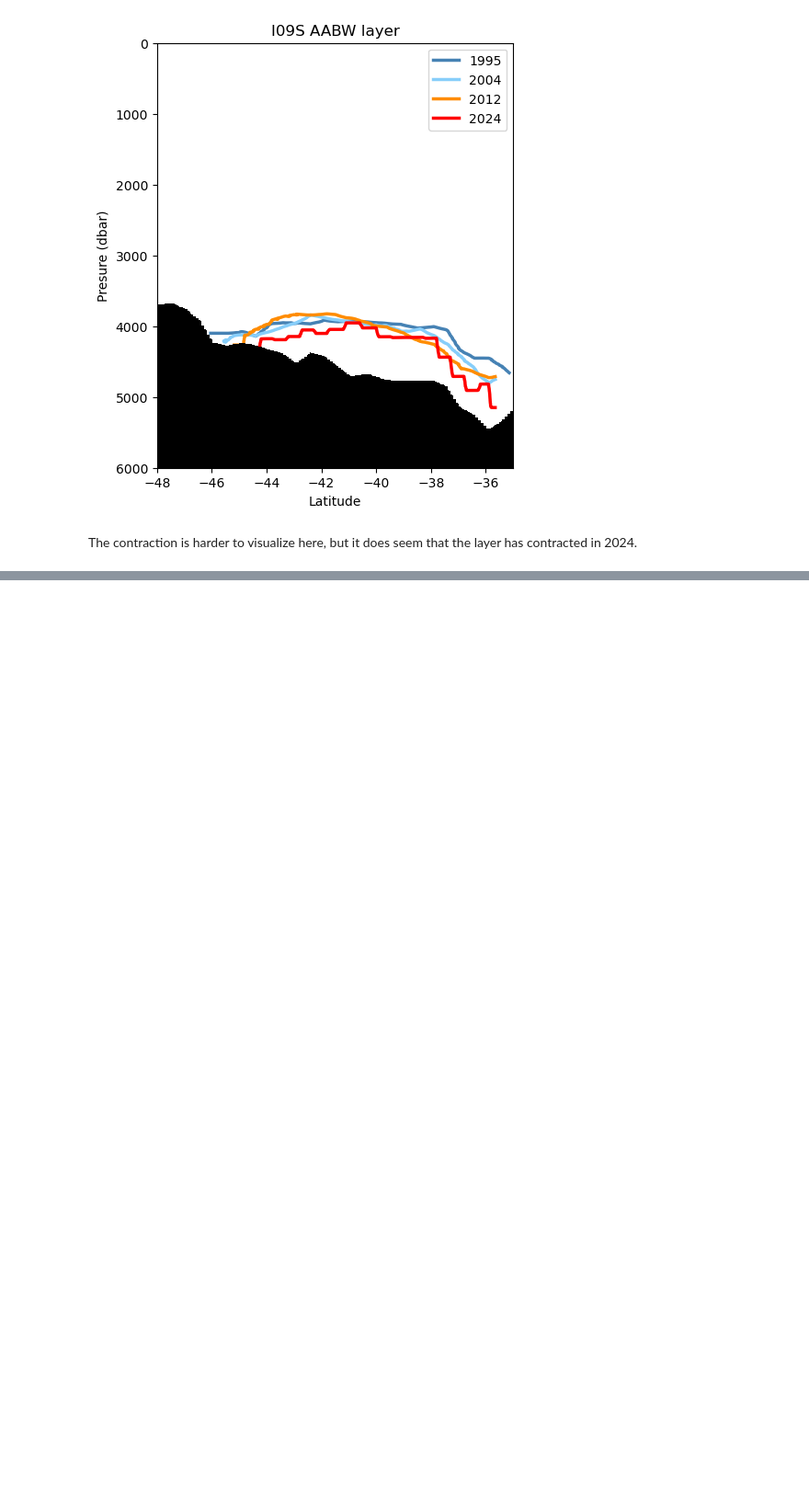
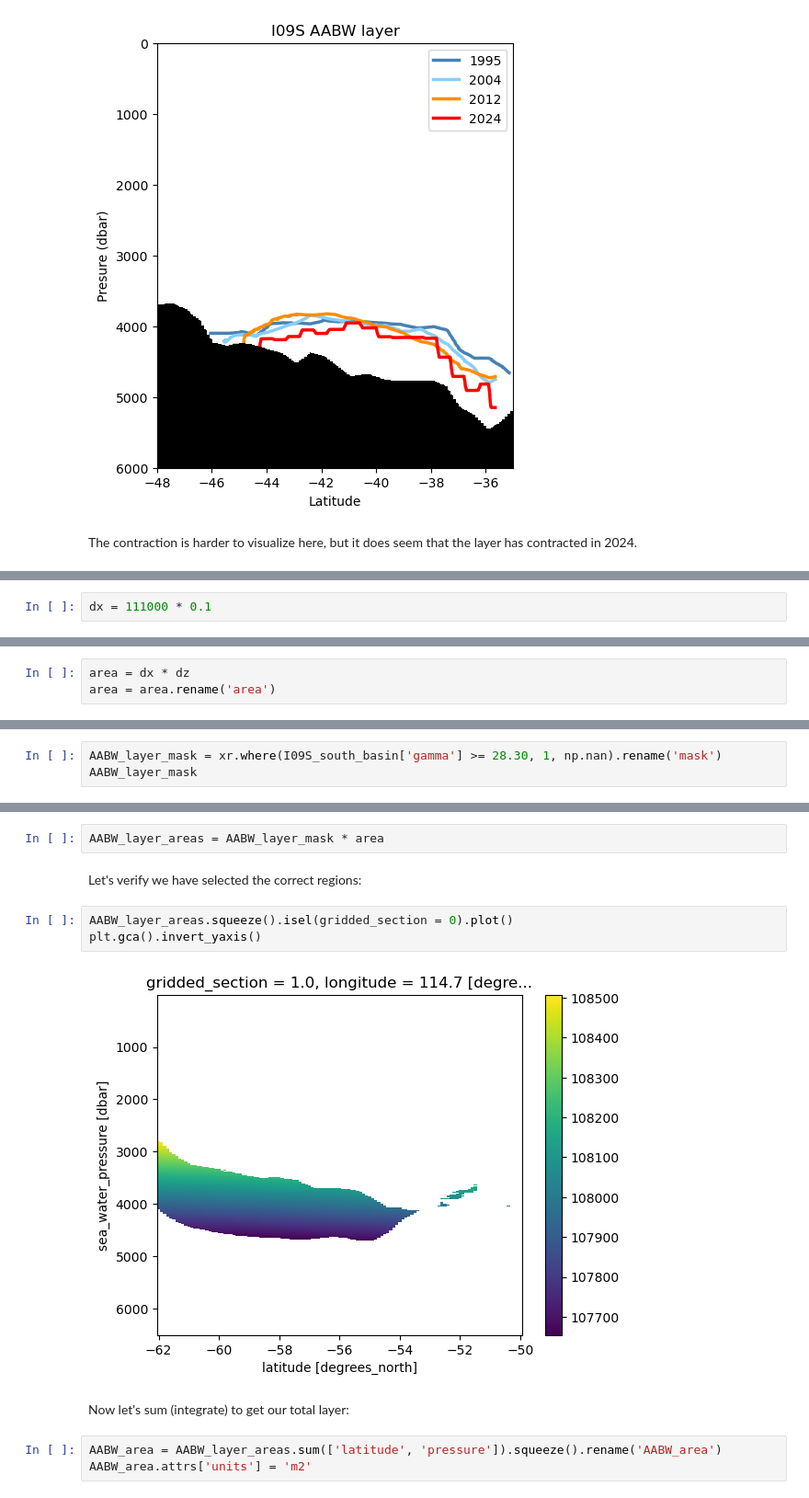
Before and after one commit to julia-neme/KSA_Observations_Modelling, a Jupyter notebook: Class2/2_Antarctic_Bottom_Water_contraction.ipynb, the cells around one changed output, grey strips where cells are left out. Shown at 92% size. Cells and saved outputs as stored; diff of their text form; blank space fills up the shorter version.

```diff
--- a/Class2/2_Antarctic_Bottom_Water_contraction.ipynb
+++ b/Class2/2_Antarctic_Bottom_Water_contraction.ipynb
@@ -97,0 +148,2 @@ We can calculate the actual area occupied by AABW to put a number to the changes
+# %%
+dx = 111000 * 0.1
@@ -97,0 +158,3 @@ We can calculate the actual area occupied by AABW to put a number to the changes
+# %%
+area = dx * dz
+area = area.rename('area')
@@ -97,0 +165,3 @@ We can calculate the actual area occupied by AABW to put a number to the changes
+# %%
+AABW_layer_mask = xr.where(I09S_south_basin['gamma'] >= 28.30, 1, np.nan).rename('mask')
+AABW_layer_mask
@@ -97,0 +186,14 @@ We can calculate the actual area occupied by AABW to put a number to the changes
+# %%
+AABW_layer_areas = AABW_layer_mask * area
+# %% [markdown]
+Let's verify we have selected the correct regions:
+# %%
+AABW_layer_areas.squeeze().isel(gridded_section = 0).plot()
+plt.gca().invert_yaxis()
+# %% [output]
+[figure, added]
+# %% [markdown]
+Now let's sum (integrate) to get our total layer:
+# %%
+AABW_area = AABW_layer_areas.sum(['latitude', 'pressure']).squeeze().rename('AABW_area')
+AABW_area.attrs['units'] = 'm2'
```
Also changed, not shown: parts of 24 cells of this notebook, 1 other file.
